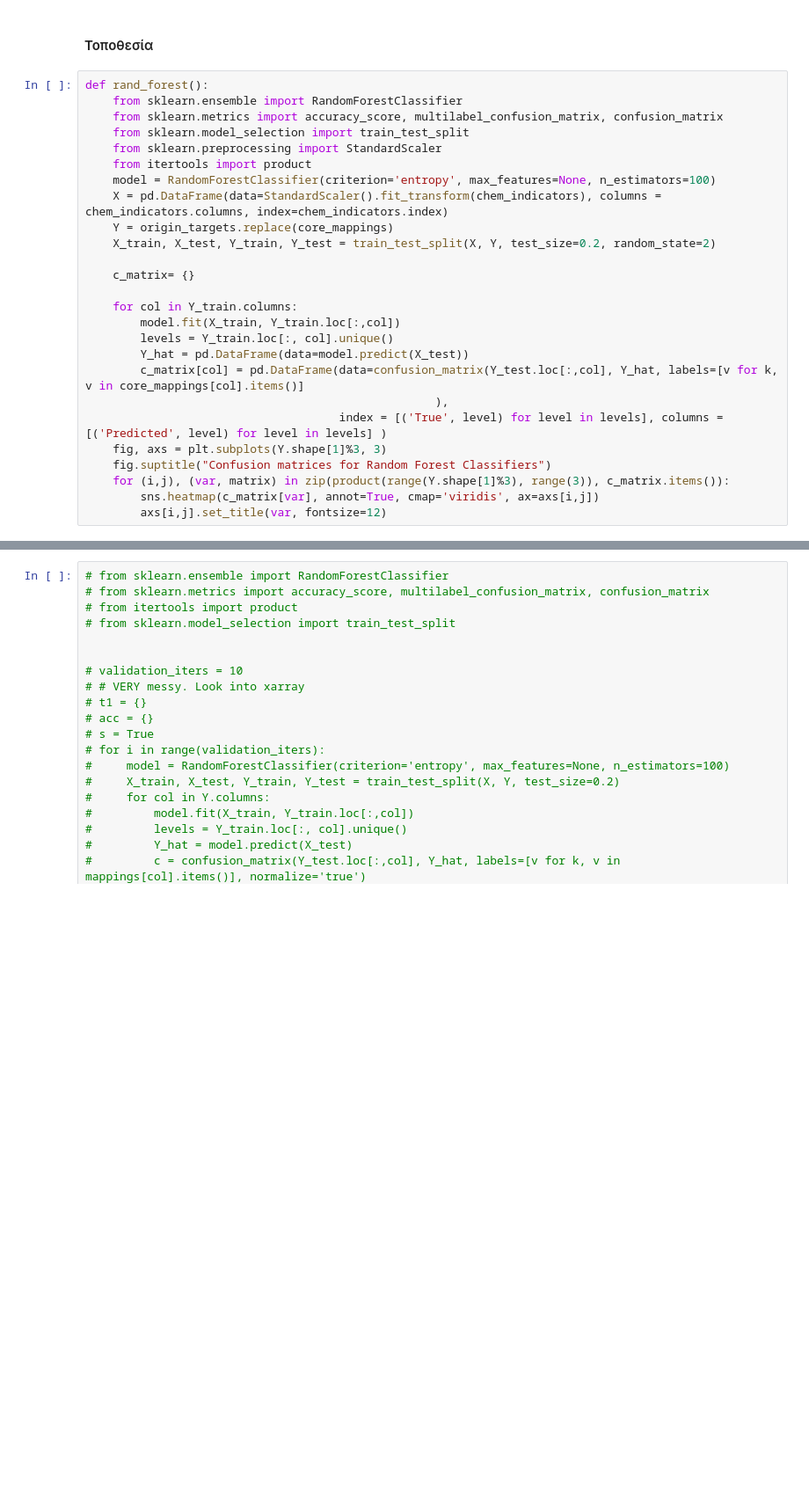
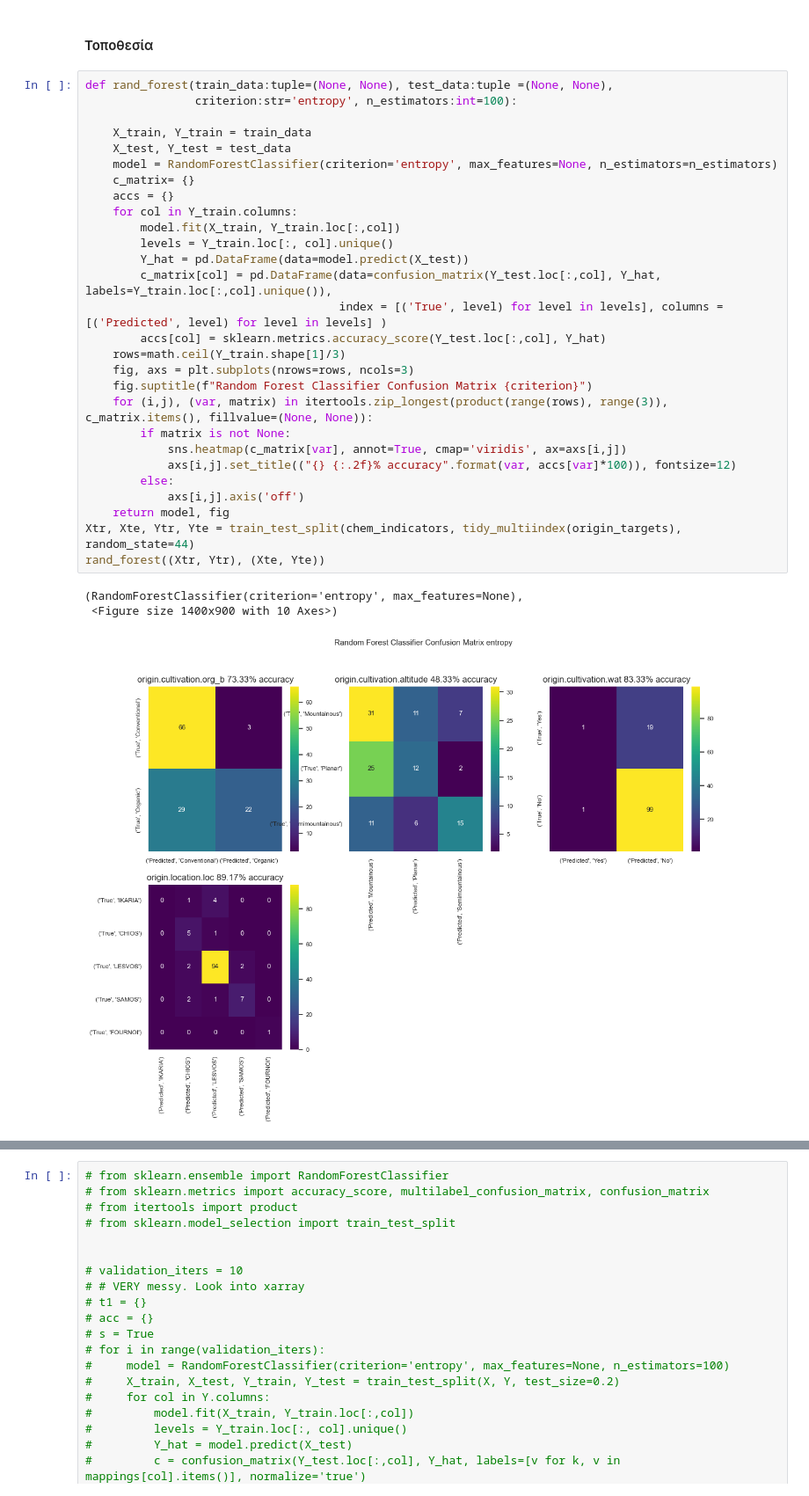
Before and after one commit to AlexRodis/olives, a Jupyter notebook: Olive Oil.ipynb, the cells around one changed output, grey strips where cells are left out. Shown at 88% size. Cells and saved outputs as stored; diff of their text form; blank space fills up the shorter version.

Commit message:
random forest and logistic regression updated and results dislayed

```diff
--- a/Olive Oil.ipynb
+++ b/Olive Oil.ipynb
@@ -655,29 +636,35 @@ sns.heatmap(model.results['loadings'].applymap(np.abs).T,cmap='viridis', xtickla
 ### Χαρακτηριστικά Γεωγραφικής Προέλευσης
 # %% [markdown]
 #### Τοποθεσία
-# %%
-def rand_forest():
-    from sklearn.ensemble import RandomForestClassifier
-    from sklearn.metrics import accuracy_score, multilabel_confusion_matrix, confusion_matrix
-    from sklearn.model_selection import train_test_split
-    from sklearn.preprocessing import StandardScaler
-    from itertools import product
-    model = RandomForestClassifier(criterion='entropy', max_features=None, n_estimators=100)
-    X = pd.DataFrame(data=StandardScaler().fit_transform(chem_indicators), columns = chem_indicators.columns, index=chem_indicators.index)
-    Y = origin_targets.replace(core_mappings)
-    X_train, X_test, Y_train, Y_test = train_test_split(X, Y, test_size=0.2, random_state=2)
-
-    c_matrix= {}
-
-    for col in Y_train.columns:
-        model.fit(X_train, Y_train.loc[:,col])
-        levels = Y_train.loc[:, col].unique()
-        Y_hat = pd.DataFrame(data=model.predict(X_test))
-        c_matrix[col] = pd.DataFrame(data=confusion_matrix(Y_test.loc[:,col], Y_hat, labels=[v for k, v in core_mappings[col].items()]
-                                                   ),
-                                     index = [('True', level) for level in levels], columns = [('Predicted', level) for level in levels] )
-    fig, axs = plt.subplots(Y.shape[1]%3, 3)
-    fig.suptitle("Confusion matrices for Random Forest Classifiers")
-    for (i,j), (var, matrix) in zip(product(range(Y.shape[1]%3), range(3)), c_matrix.items()):
-        sns.heatmap(c_matrix[var], annot=True, cmap='viridis', ax=axs[i,j])
-        axs[i,j].set_title(var, fontsize=12)
+# %%
+def rand_forest(train_data:tuple=(None, None), test_data:tuple =(None, None),
+                criterion:str='entropy', n_estimators:int=100):
+
+    X_train, Y_train = train_data
+    X_test, Y_test = test_data
+    model = RandomForestClassifier(criterion='entropy', max_features=None, n_estimators=n_estimators)
+    c_matrix= {}
+    accs = {}
+    for col in Y_train.columns:
+        model.fit(X_train, Y_train.loc[:,col])
+        levels = Y_train.loc[:, col].unique()
+        Y_hat = pd.DataFrame(data=model.predict(X_test))
+        c_matrix[col] = pd.DataFrame(data=confusion_matrix(Y_test.loc[:,col], Y_hat, labels=Y_train.loc[:,col].unique()),
+                                     index = [('True', level) for level in levels], columns = [('Predicted', level) for level in levels] )
+        accs[col] = sklearn.metrics.accuracy_score(Y_test.loc[:,col], Y_hat)
+    rows=math.ceil(Y_train.shape[1]/3)
+    fig, axs = plt.subplots(nrows=rows, ncols=3)
+    fig.suptitle(f"Random Forest Classifier Confusion Matrix {criterion}")
+    for (i,j), (var, matrix) in itertools.zip_longest(product(range(rows), range(3)), c_matrix.items(), fillvalue=(None, None)):
+        if matrix is not None:
+            sns.heatmap(c_matrix[var], annot=True, cmap='viridis', ax=axs[i,j])
+            axs[i,j].set_title(("{} {:.2f}% accuracy".format(var, accs[var]*100)), fontsize=12)
+        else:
+            axs[i,j].axis('off')
+    return model, fig
+Xtr, Xte, Ytr, Yte = train_test_split(chem_indicators, tidy_multiindex(origin_targets), random_state=44)
+rand_forest((Xtr, Ytr), (Xte, Yte))
+# %% [output]
+(RandomForestClassifier(criterion='entropy', max_features=None),
+ <Figure size 1400x900 with 10 Axes>)
+[figure, added]
```
Also changed, not shown: parts of 17 cells of this notebook.
